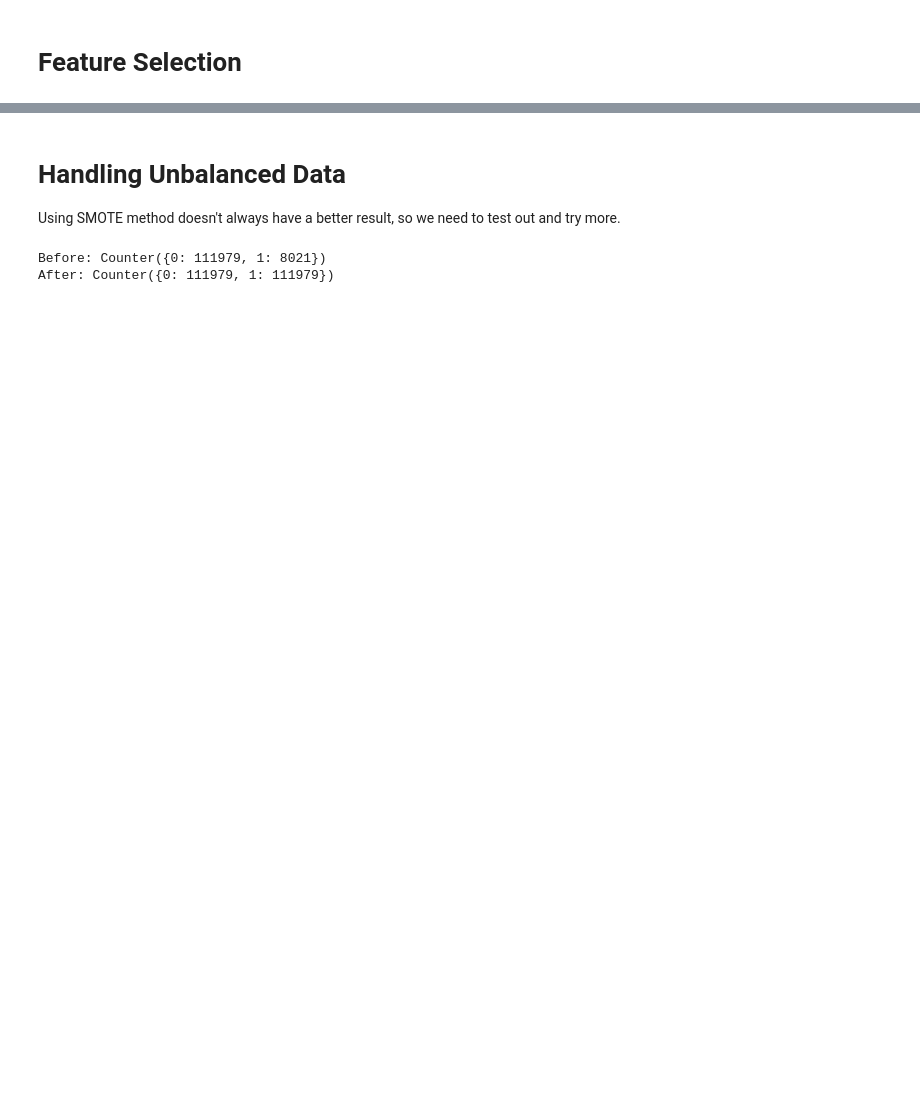
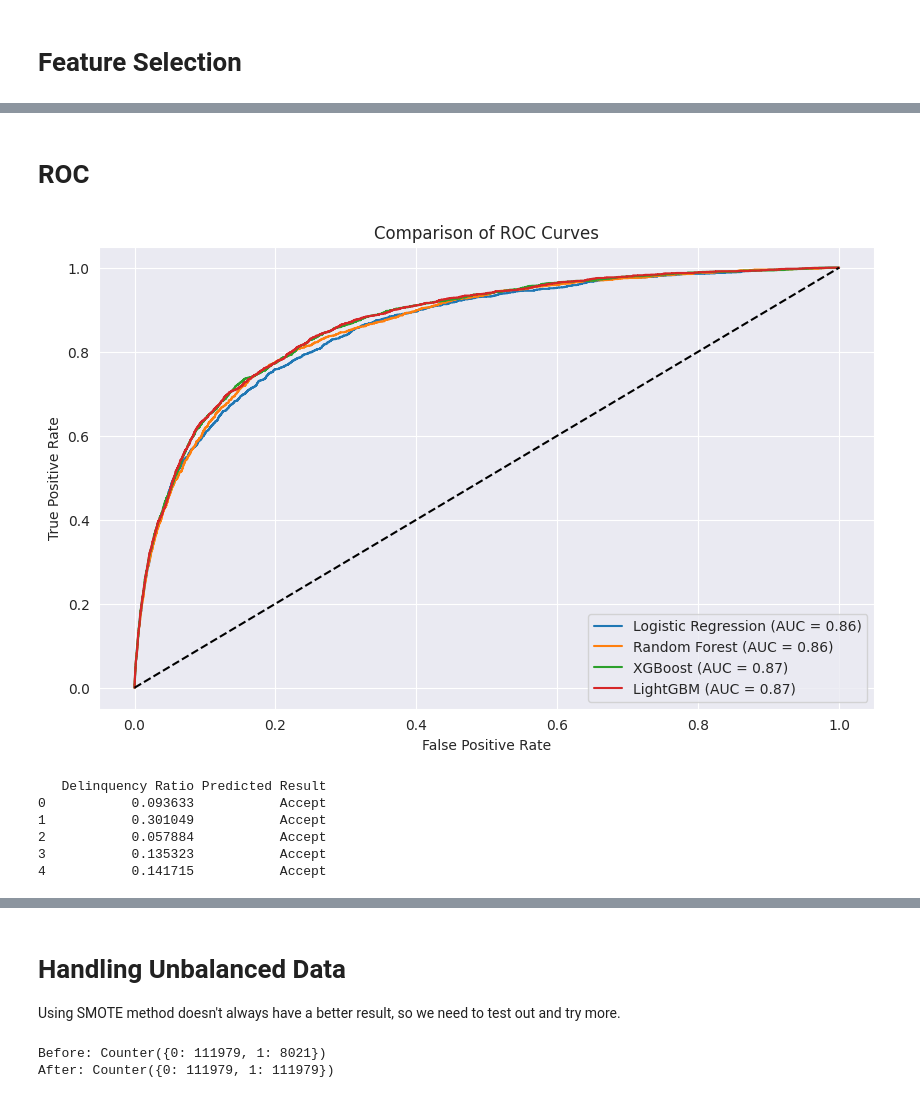
Before and after one commit to loouisheng/Credit_Risk_Prediction_Model, a Jupyter notebook: model.ipynb, the cells around one changed output, grey strips where cells are left out. Drawn from its saved outputs; the diff is of its cells as text; code cells hidden in the pictures; blank space fills up the shorter version.

Commit message:
Model Optimization and Dashboard Establishment

```diff
--- a/model.ipynb
+++ b/model.ipynb
@@ -131,0 +151,30 @@ Name: proportion, dtype: float64
+# %%
+X_train, X_test, y_train, y_test = train_test_split(X, y, test_size=0.2, random_state=42, stratify=y)
+
+# Model Comparison
+models = {
+    "Logistic Regression": LogisticRegression(class_weight='balanced',max_iter=1000,random_state=42),
+    "Random Forest": RandomForestClassifier(n_estimators=130,max_depth=5,class_weight='balanced',random_state=42),
+    "XGBoost": XGBClassifier(n_estimators=130,learning_rate=0.05,max_depth=5,scale_pos_weight=15,random_state=42),
+    "LightGBM": LGBMClassifier(n_estimators=130, learning_rate=0.05, max_depth=5, scale_pos_weight=15, random_state=42, verbosity=-1)
+}
+
+results = []
+
+for name, model in models.items():
+
+    model.fit(X_train, y_train)
+
+    y_pred = model.predict(X_test)
+    y_prob = model.predict_proba(X_test)[:, 1]
+
+    results.append({
+        "Model": name,
+        "Accuracy": accuracy_score(y_test, y_pred),
+        "Recall": recall_score(y_test, y_pred),
+        "F1-Score": f1_score(y_test, y_pred),
+        "AUC": roc_auc_score(y_test, y_prob)
+    })
+
+df_results = pd.DataFrame(results).sort_values(by="AUC", ascending=False)
+df_results
@@ -131,0 +222,41 @@ Name: proportion, dtype: float64
+# %% [markdown]
+# ROC
+# %%
+plt.figure(figsize=(10, 6))
+
+for name, model in models.items():
+    y_prob = model.predict_proba(X_test)[:, 1]
+    fpr, tpr, _ = roc_curve(y_test, y_prob)
+    plt.plot(fpr, tpr, label=f"{name} (AUC = {roc_auc_score(y_test, y_prob):.2f})")
+
+plt.plot([0, 1], [0, 1], 'k--')
+plt.xlabel('False Positive Rate')
+plt.ylabel('True Positive Rate')
+plt.title('Comparison of ROC Curves')
+plt.legend()
+plt.show()
+# %% [output]
+[figure, added]
+# %%
+def final_credit_decision(model, data, threshold=0.35):
+
+    probs = model.predict_proba(data)[:, 1]
+
+    decisions = (probs >= threshold).astype(int)
+
+    result = pd.DataFrame({
+        'Delinquency Ratio': probs,
+        'Predicted Result': ['Reject' if d == 1 else 'Accept' for d in decisions]
+    })
+
+    return result
+
+sample_customers = X_test.head(5)
+print(final_credit_decision(lgbm, sample_customers, threshold=0.35))
+# %% [output]
+   Delinquency Ratio Predicted Result
+0           0.093633           Accept
+1           0.301049           Accept
+2           0.057884           Accept
+3           0.135323           Accept
+4           0.141715           Accept
```
Also changed, not shown: parts of 24 cells of this notebook, 8 other files.
